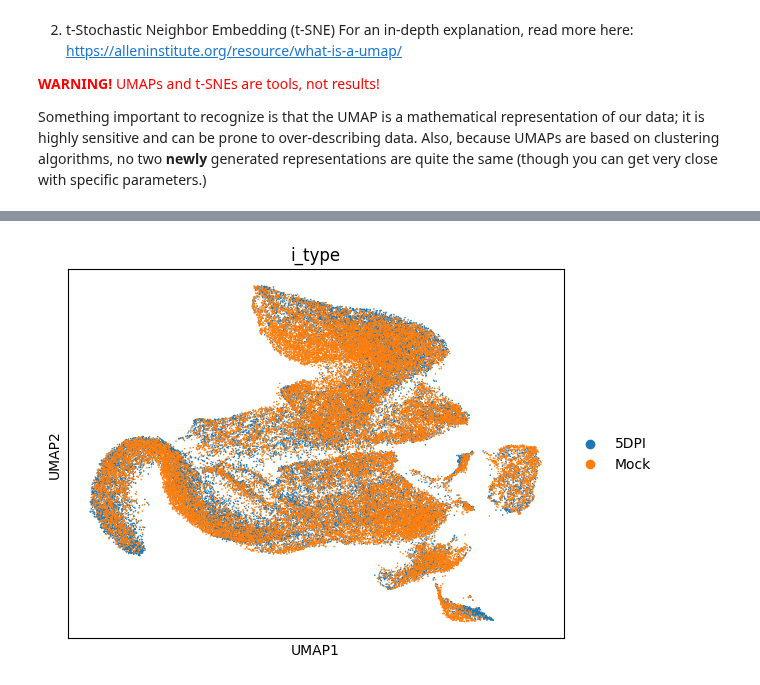
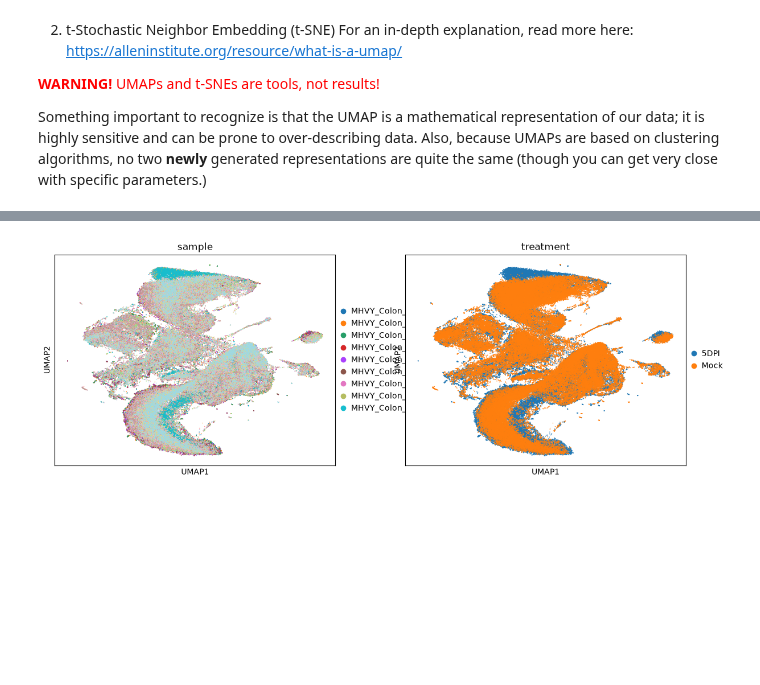
Before and after one commit to hvose-anschutz/viralogue-pipelines, a Jupyter notebook: scRNA-seq-pipeline/scRNA_part1_analysis.ipynb, the cells around one changed output, grey strips where cells are left out. Saved outputs shown, nothing was run; the diff lists cells and outputs as text; code cells hidden in the pictures; blank space fills up the shorter version.

```diff
--- a/scRNA-seq-pipeline/scRNA_part1_analysis.ipynb
+++ b/scRNA-seq-pipeline/scRNA_part1_analysis.ipynb
@@ -330,13 +507,13 @@ sc.pl.umap(
 # %%
 #STEP 14 (option 2): Plot the t-SNE visualization
 sc.pl.umap(
     adata_mid_filter,
-    color=['i_type'],
+    color=["sample","treatment"],
     # Setting a smaller point size to prevent overlap
     size=5
 )
 # %% [output]
-[figure, old version]
+[figure, new version]
 # %%
 #STEP 15: Show predicted doublets and which cells have higher doublet scoring (more likely to be doublets)
 sc.pl.umap(
```
Also changed, not shown: parts of 24 cells of this notebook, 9 other files.
